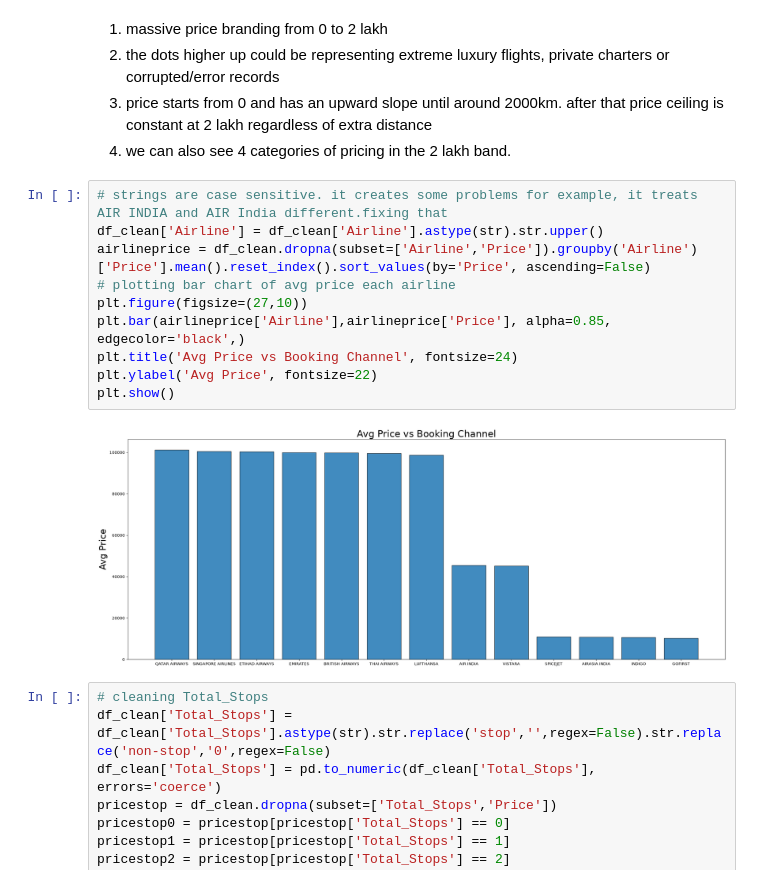
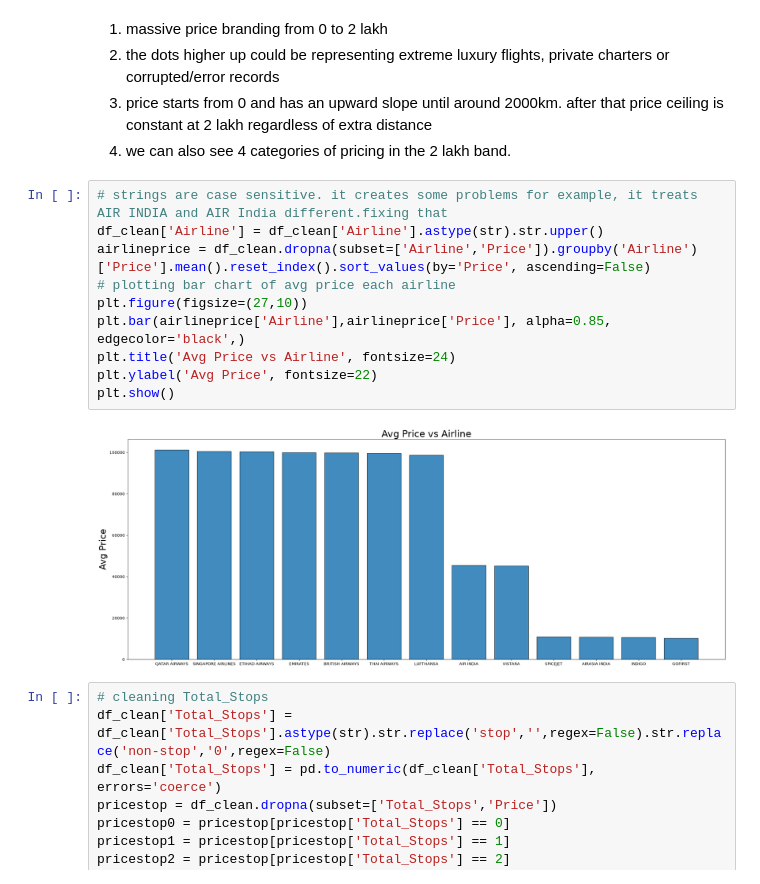
Before and after one commit to Jm-3234/Jithin-M-26BAI1023, a Jupyter notebook: Data science and visualisation.ipynb, the cells around one changed output. Saved outputs shown, nothing was run; the diff lists cells and outputs as text.

```diff
--- a/Data science and visualisation.ipynb
+++ b/Data science and visualisation.ipynb
@@ -54,15 +54,15 @@ plt.show()
 # %%
 # strings are case sensitive. it creates some problems for example, it treats AIR INDIA and AIR India different.fixing that
 df_clean['Airline'] = df_clean['Airline'].astype(str).str.upper()
 airlineprice = df_clean.dropna(subset=['Airline','Price']).groupby('Airline')['Price'].mean().reset_index().sort_values(by='Price', ascending=False)
 # plotting bar chart of avg price each airline
 plt.figure(figsize=(27,10))
 plt.bar(airlineprice['Airline'],airlineprice['Price'], alpha=0.85, edgecolor='black',)
-plt.title('Avg Price vs Booking Channel', fontsize=24)
+plt.title('Avg Price vs Airline', fontsize=24)
 plt.ylabel('Avg Price', fontsize=22)
 plt.show()
 # %% [output]
-[figure, old version]
+[figure, new version]
 # %%
 # cleaning Total_Stops
 df_clean['Total_Stops'] = df_clean['Total_Stops'].astype(str).str.replace('stop','',regex=False).str.replace('non-stop','0',regex=False)
```
Also changed, not shown: parts of 2 cells of this notebook.
